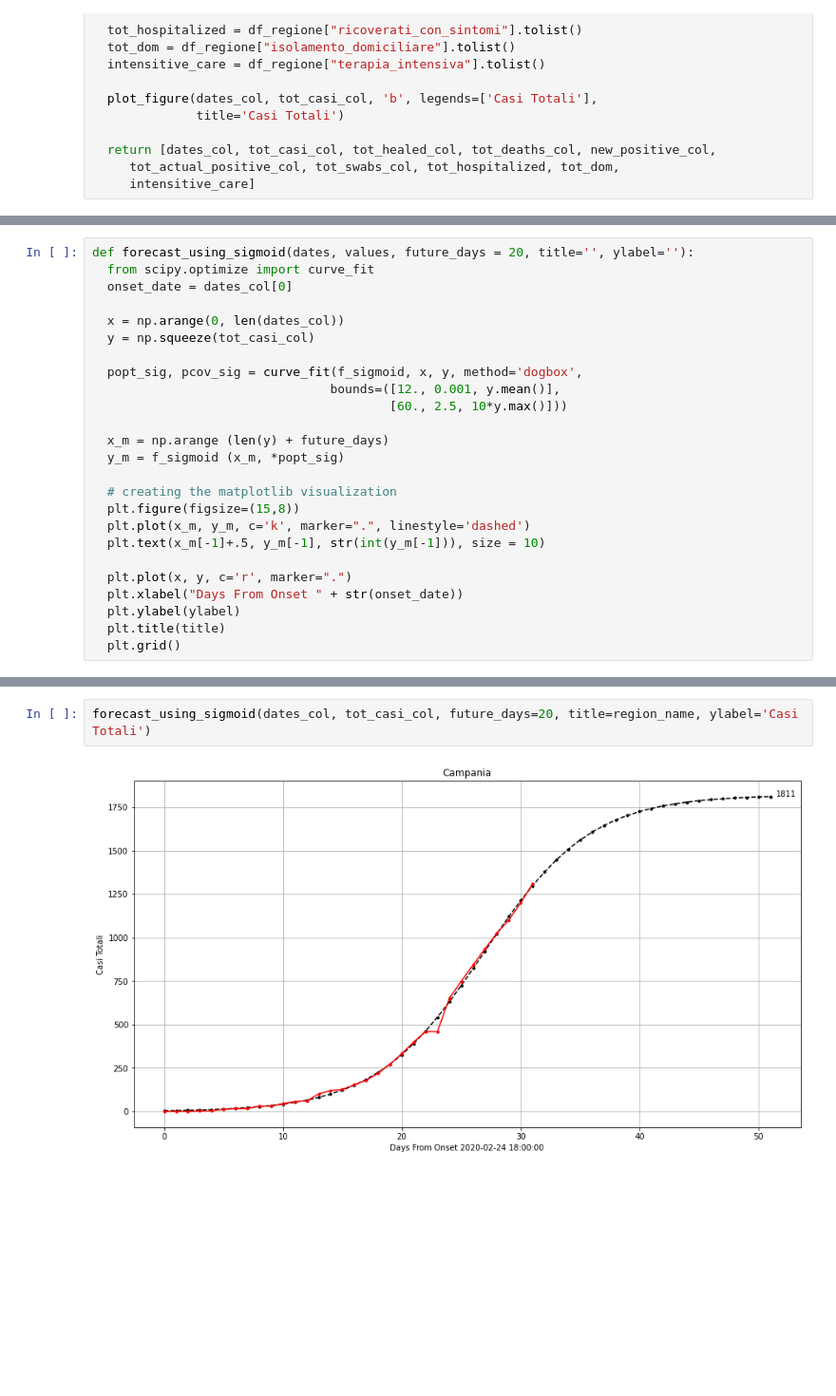
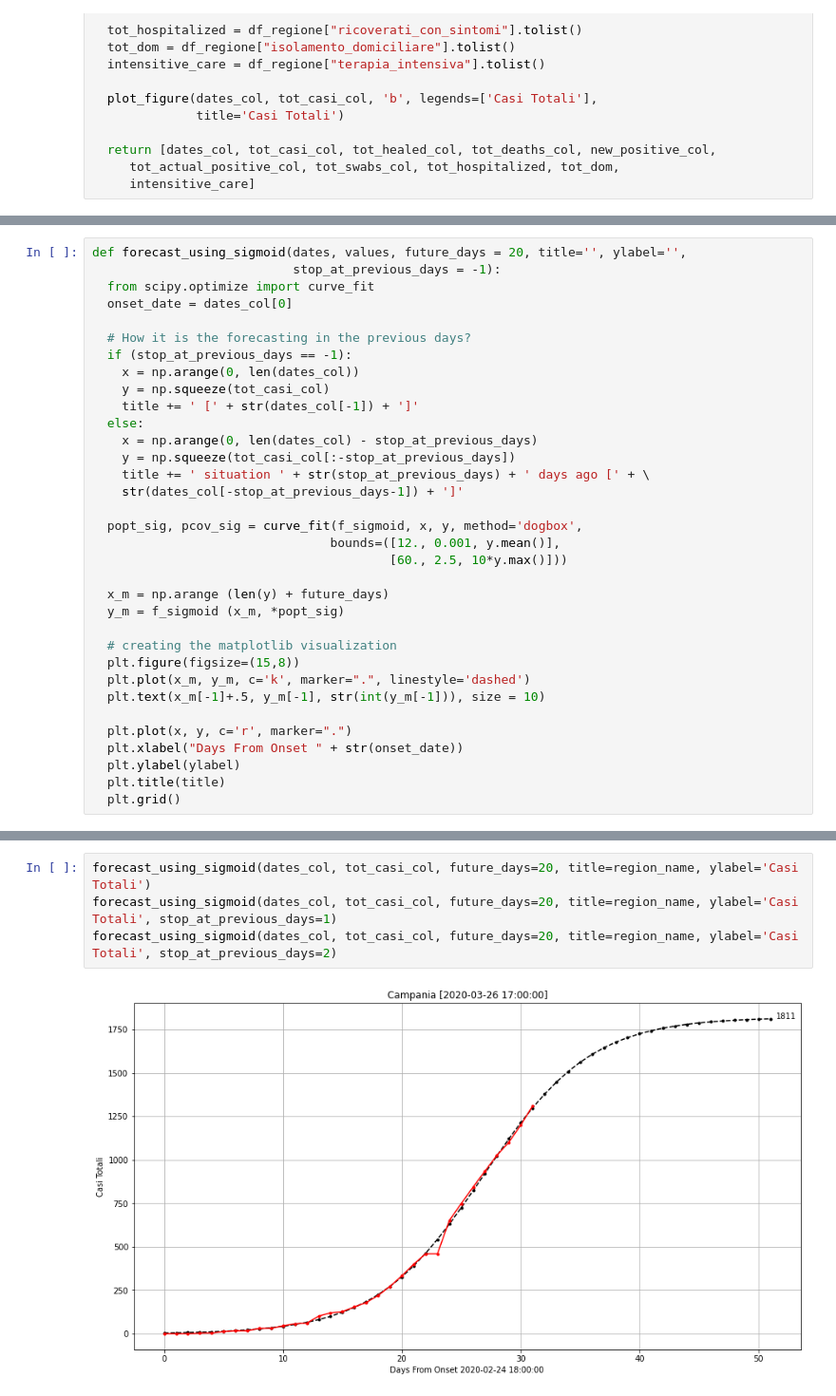
Before and after one commit to linker81/COVID19-Italy, a Jupyter notebook: COVID19_Italy.ipynb, the cells around one changed output, grey strips where cells are left out. Shown at 95% size. Saved outputs shown, nothing was run; the diff lists cells and outputs as text; blank space fills up the shorter version.

```diff
--- a/COVID19_Italy.ipynb
+++ b/COVID19_Italy.ipynb
@@ -176,10 +196,19 @@ def plot_region (region_name = 'Campania'):
 # %%
-def forecast_using_sigmoid(dates, values, future_days = 20, title='', ylabel=''):
+def forecast_using_sigmoid(dates, values, future_days = 20, title='', ylabel='',
+                           stop_at_previous_days = -1):
   from scipy.optimize import curve_fit
   onset_date = dates_col[0]
 
-  x = np.arange(0, len(dates_col))
-  y = np.squeeze(tot_casi_col)
+  # How it is the forecasting in the previous days?
+  if (stop_at_previous_days == -1):
+    x = np.arange(0, len(dates_col))
+    y = np.squeeze(tot_casi_col)
+    title += ' [' + str(dates_col[-1]) + ']'
+  else:
+    x = np.arange(0, len(dates_col) - stop_at_previous_days)
+    y = np.squeeze(tot_casi_col[:-stop_at_previous_days])
+    title += ' situation ' + str(stop_at_previous_days) + ' days ago [' + \
+    str(dates_col[-stop_at_previous_days-1]) + ']'
 
   popt_sig, pcov_sig = curve_fit(f_sigmoid, x, y, method='dogbox',
                                 bounds=([12., 0.001, y.mean()],
@@ -209,5 +237,7 @@ Casi Totali
 [figure]
 # %%
 forecast_using_sigmoid(dates_col, tot_casi_col, future_days=20, title=region_name, ylabel='Casi Totali')
+forecast_using_sigmoid(dates_col, tot_casi_col, future_days=20, title=region_name, ylabel='Casi Totali', stop_at_previous_days=1)
+forecast_using_sigmoid(dates_col, tot_casi_col, future_days=20, title=region_name, ylabel='Casi Totali', stop_at_previous_days=2)
 # %% [output]
-[figure, old version]
+[figure, new version]
```
Also changed, not shown: parts of 3 cells of this notebook.
